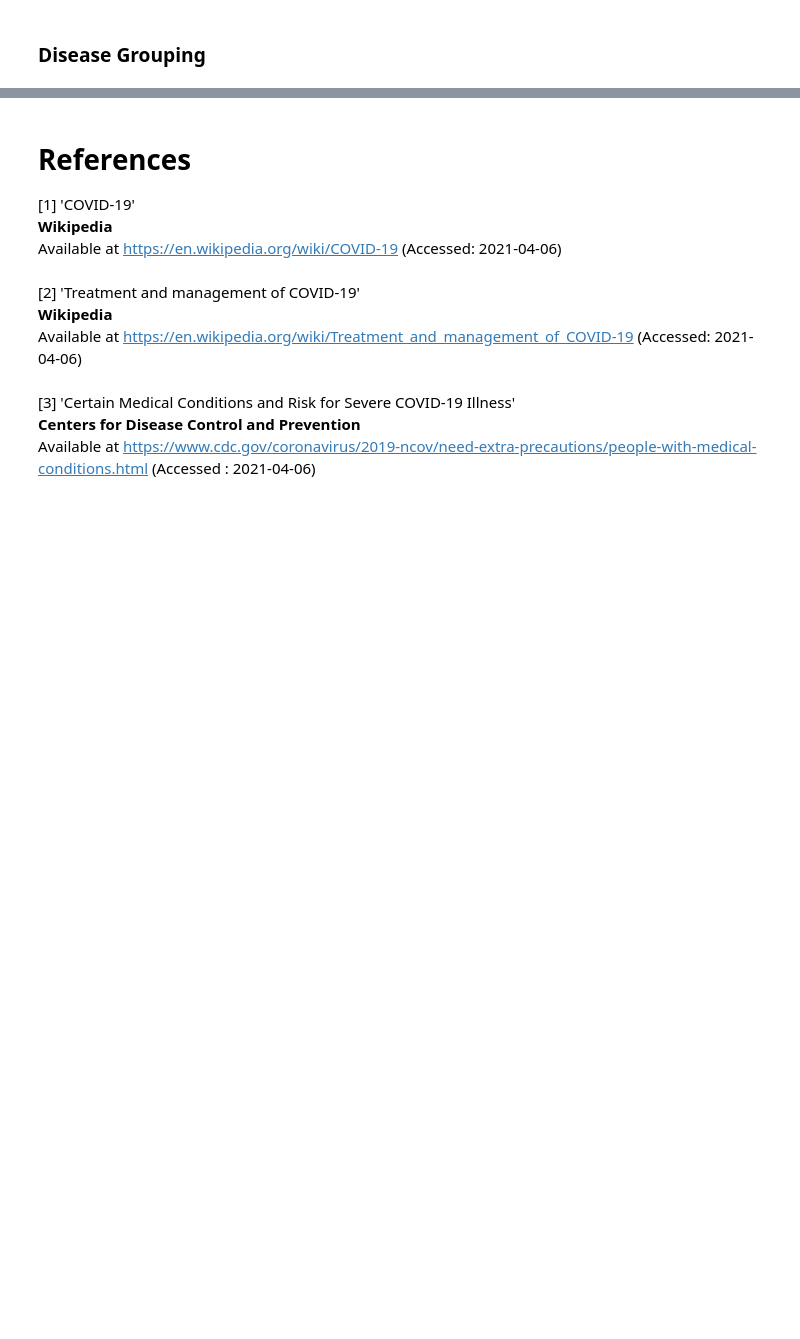
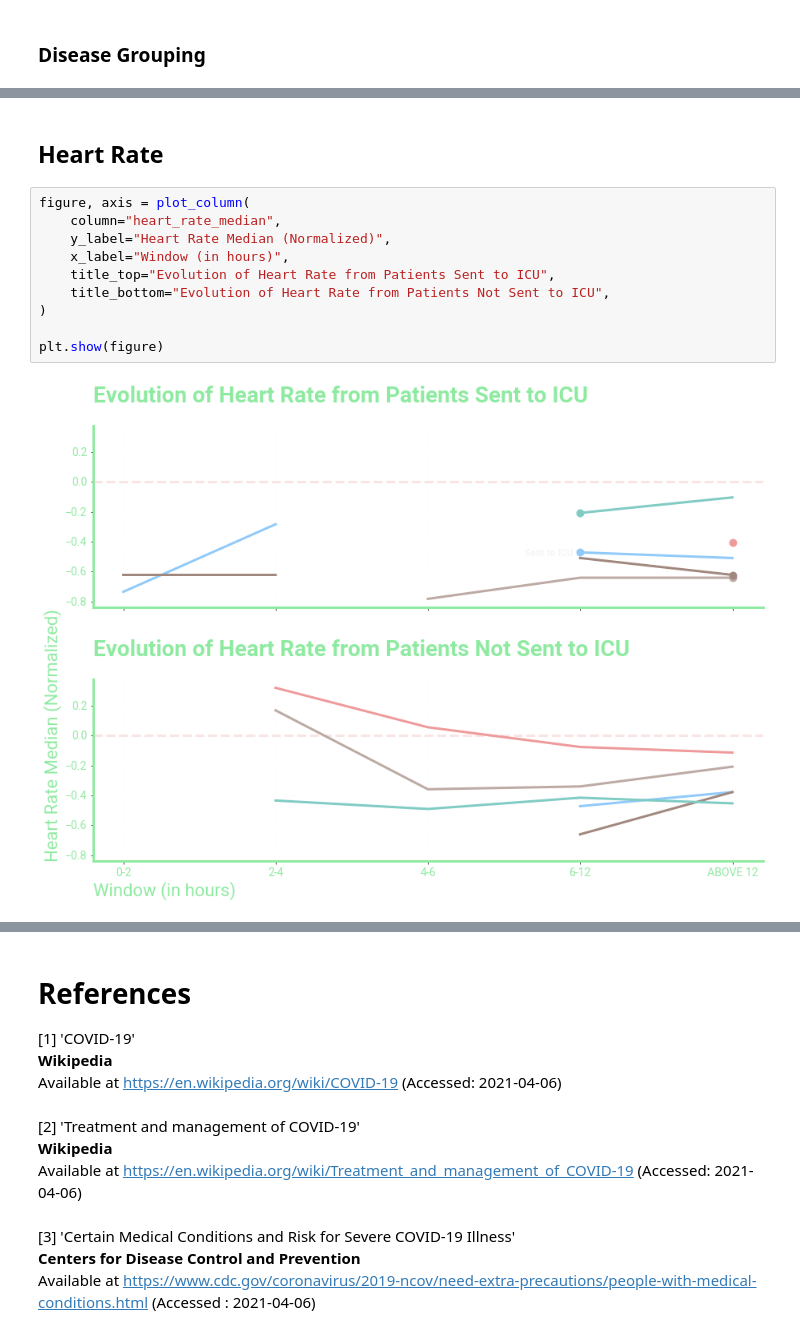
Before and after one commit to fmp95/alura-datascience-bootcamp-challenge, a Jupyter notebook: FinalProject.ipynb, the cells around one changed output, grey strips where cells are left out. Saved outputs shown, nothing was run; the diff lists cells and outputs as text; blank space fills up the shorter version.

```diff
--- a/FinalProject.ipynb
+++ b/FinalProject.ipynb
@@ -427,0 +570,14 @@ plt.show(figure)
+# %% [markdown]
+## Heart Rate
+# %%
+figure, axis = plot_column(
+    column="heart_rate_median",
+    y_label="Heart Rate Median (Normalized)",
+    x_label="Window (in hours)",
+    title_top="Evolution of Heart Rate from Patients Sent to ICU",
+    title_bottom="Evolution of Heart Rate from Patients Not Sent to ICU",
+)
+
+plt.show(figure)
+# %% [output]
+[figure, added]
```
Also changed, not shown: parts of 47 cells of this notebook.
